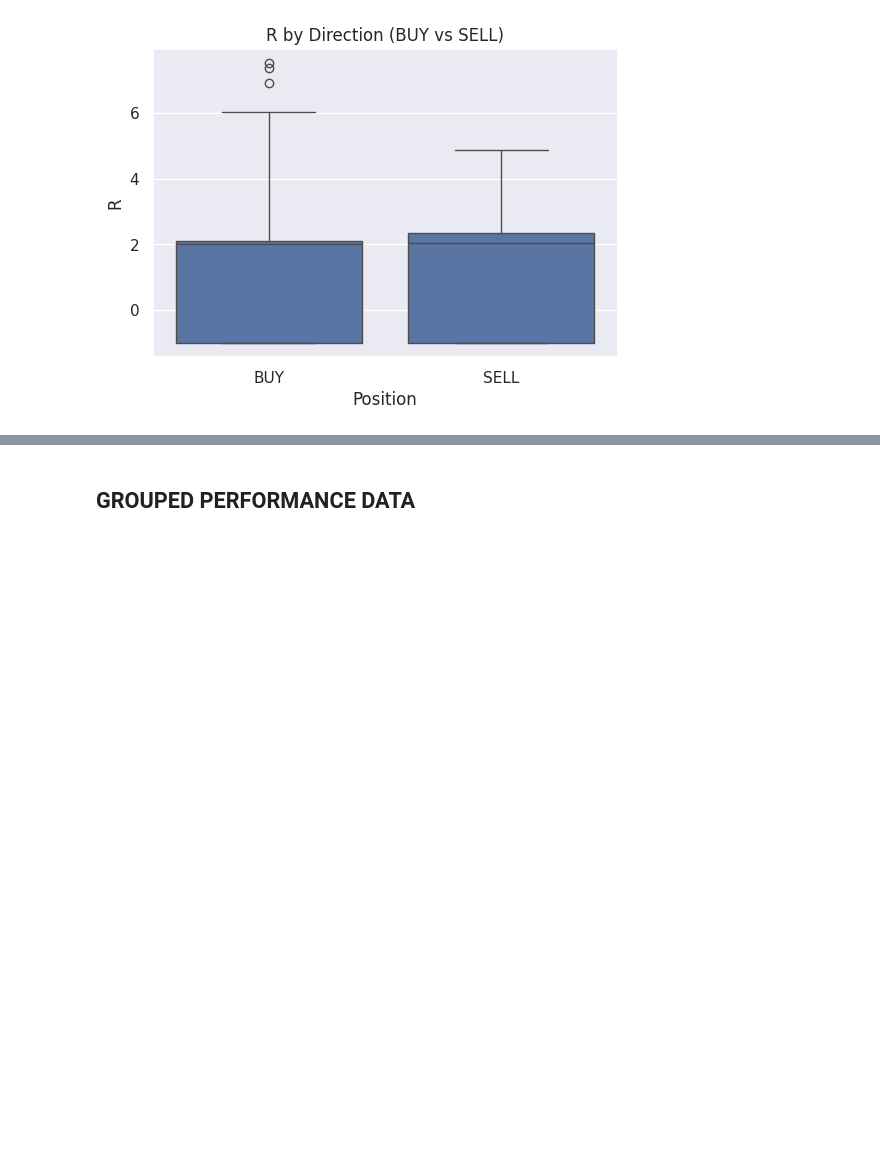
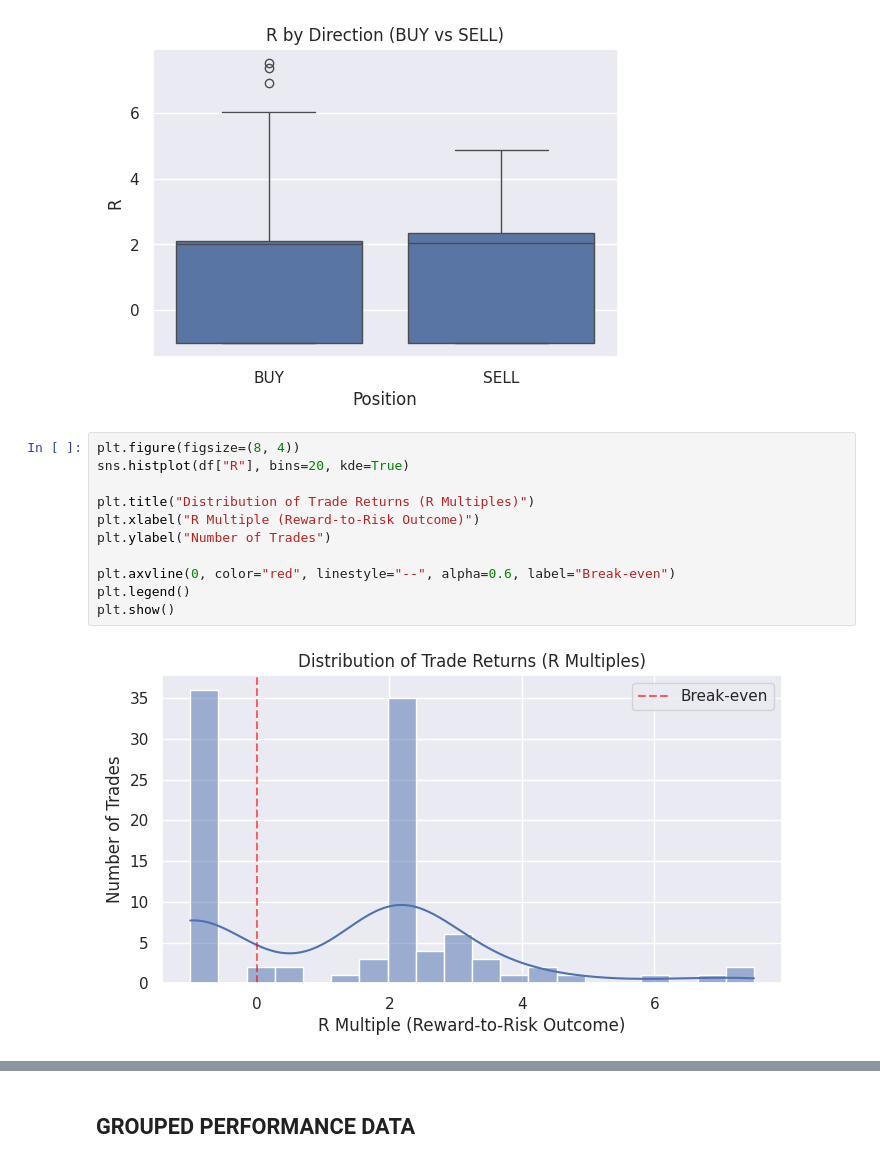
Before and after one commit to CodeAlamin2024/DataScience-Project, a Jupyter notebook: DSA210_CRT_PROJECT.ipynb, the cells around one changed output, grey strips where cells are left out. Saved outputs shown, nothing was run; the diff lists cells and outputs as text; blank space fills up the shorter version.

```diff
--- a/DSA210_CRT_PROJECT.ipynb
+++ b/DSA210_CRT_PROJECT.ipynb
@@ -284,3 +288,16 @@ plt.show()
 [figure]
 [figure]
 [figure]
+# %%
+plt.figure(figsize=(8, 4))
+sns.histplot(df["R"], bins=20, kde=True)
+
+plt.title("Distribution of Trade Returns (R Multiples)")
+plt.xlabel("R Multiple (Reward-to-Risk Outcome)")
+plt.ylabel("Number of Trades")
+
+plt.axvline(0, color="red", linestyle="--", alpha=0.6, label="Break-even")
+plt.legend()
+plt.show()
+# %% [output]
+[figure, added]
```
Also changed, not shown: parts of 8 cells of this notebook.
